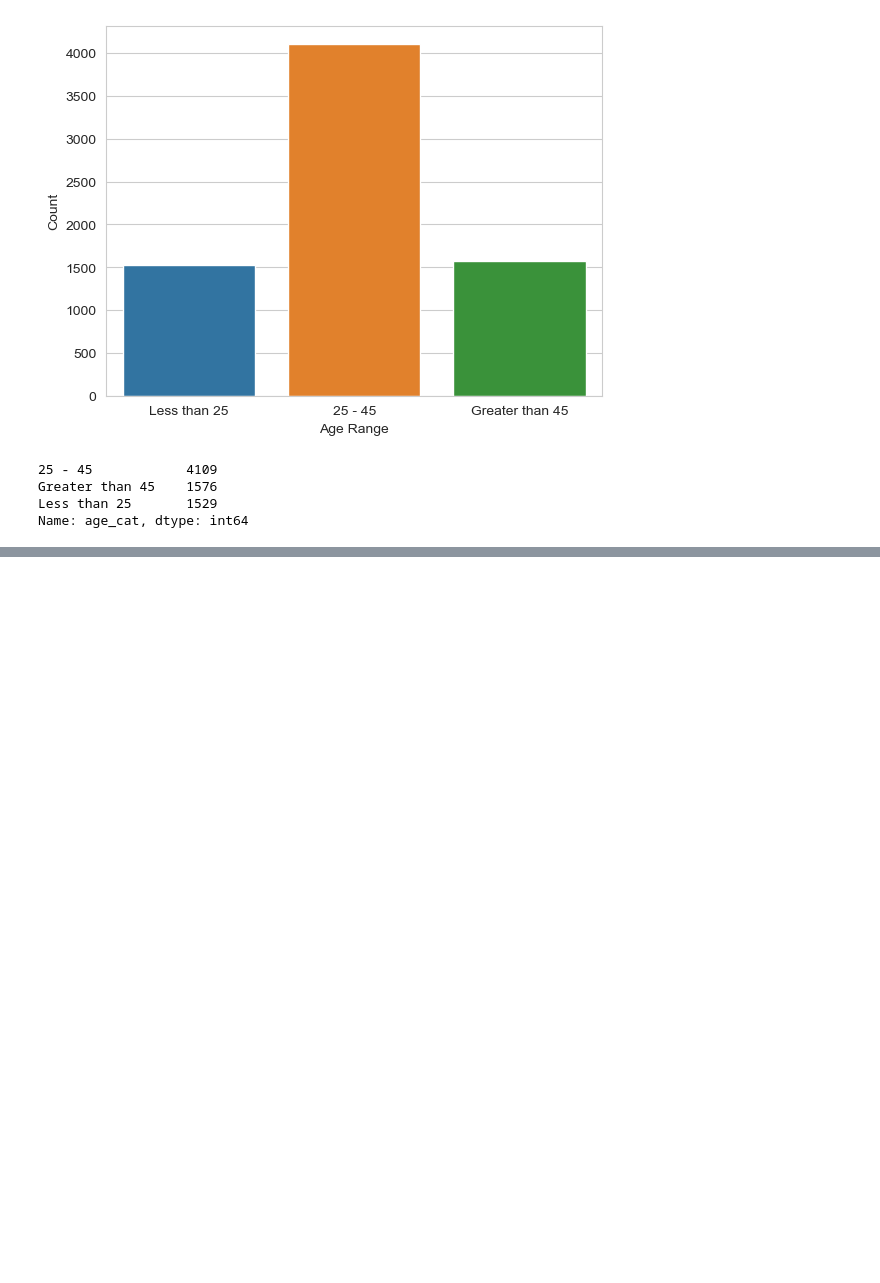
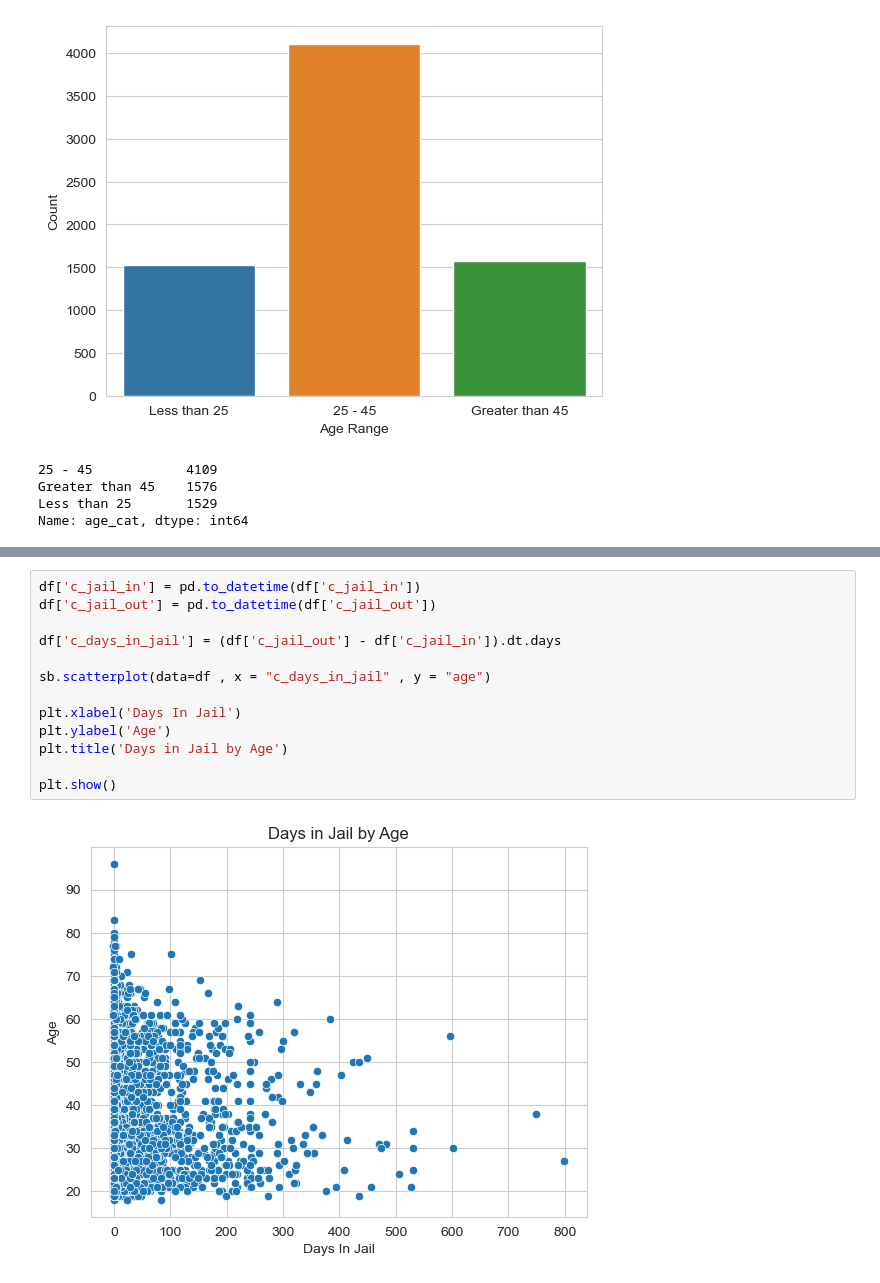
Before and after one commit to ZachMajernik/DataScience1, a Jupyter notebook: CodeTemplates/SeabornFundamentals.ipynb, the cells around one changed output, grey strips where cells are left out. Saved outputs shown, nothing was run; the diff lists cells and outputs as text; blank space fills up the shorter version.

```diff
--- a/CodeTemplates/SeabornFundamentals.ipynb
+++ b/CodeTemplates/SeabornFundamentals.ipynb
@@ -86,0 +87,15 @@ plt.show()
+# %%
+df['c_jail_in'] = pd.to_datetime(df['c_jail_in'])
+df['c_jail_out'] = pd.to_datetime(df['c_jail_out'])
+
+df['c_days_in_jail'] = (df['c_jail_out'] - df['c_jail_in']).dt.days
+
+sb.scatterplot(data=df , x = "c_days_in_jail" , y = "age")
+
+plt.xlabel('Days In Jail')
+plt.ylabel('Age')
+plt.title('Days in Jail by Age')
+
+plt.show()
+# %% [output]
+[figure, added]
```
Also changed, not shown: parts of 9 cells of this notebook.
